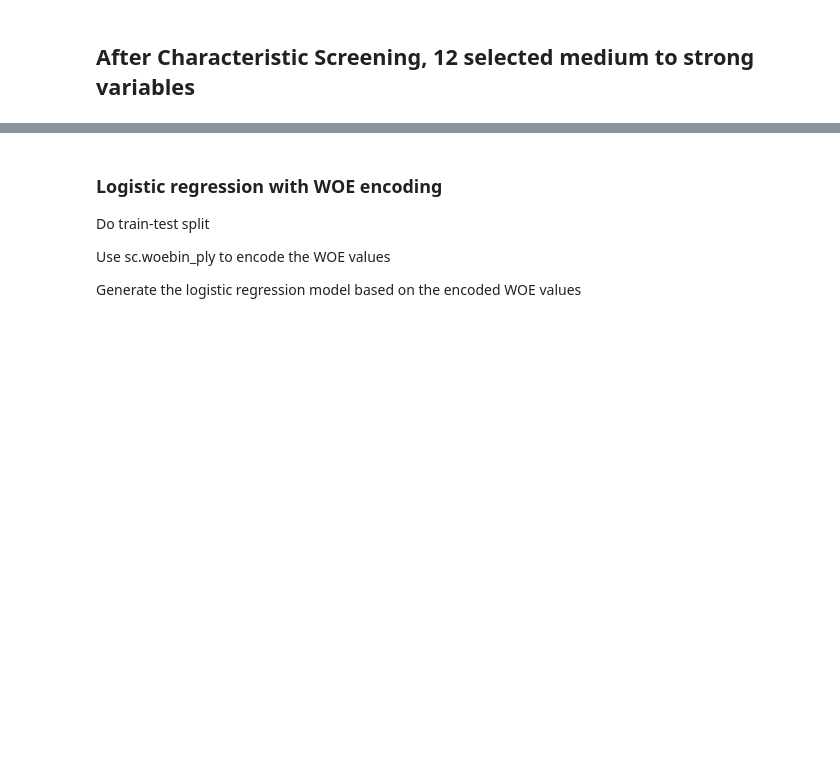
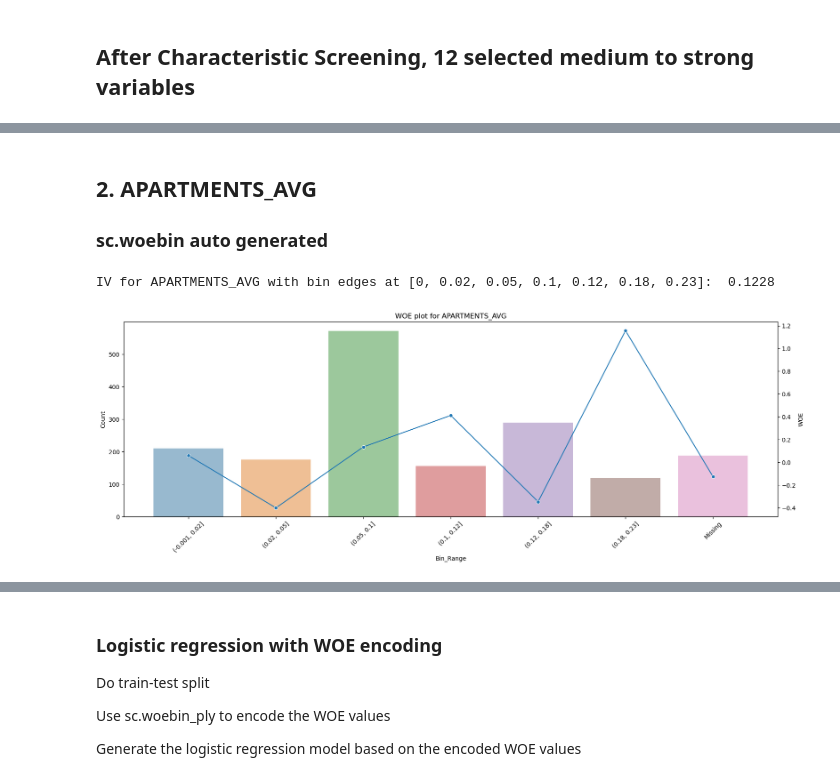
Before and after one commit to traveltheworldwithaflaskoftea/FA_Project, a Jupyter notebook: shiting_draft6.ipynb, the cells around one changed output, grey strips where cells are left out. Saved outputs shown, nothing was run; the diff lists cells and outputs as text; code cells hidden in the pictures; blank space fills up the shorter version.

```diff
--- a/shiting_draft6.ipynb
+++ b/shiting_draft6.ipynb
@@ -611,0 +682,16 @@ stronger_df_filtered_forsc = df_filtered_forsc[strongerPredictors_list]
+# %% [markdown]
+## 2. APARTMENTS_AVG
+### sc.woebin auto generated
+# %%
+# 82  APARTMENTS_AVG  [-inf,0.02)    54.0
+# 83  APARTMENTS_AVG  [0.02,0.05)    45.0
+# 84  APARTMENTS_AVG   [0.05,0.1)    56.0
+# 85  APARTMENTS_AVG   [0.1,0.12)    62.0
+# 86  APARTMENTS_AVG  [0.12,0.18)    46.0
+# 87  APARTMENTS_AVG  [0.18,0.23)    78.0
+# 88  APARTMENTS_AVG   [0.23,inf)    50.0,
+
+woe_iv_bin_edges(stronger_df_filtered_forsc, 'APARTMENTS_AVG', bin_edges= [0, 0.02, 0.05, 0.1, 0.12,0.18, 0.23], show_woe=True)
+# %% [output]
+IV for APARTMENTS_AVG with bin edges at [0, 0.02, 0.05, 0.1, 0.12, 0.18, 0.23]:  0.1228
+[figure, added]
```
Also changed, not shown: parts of 30 cells of this notebook.
